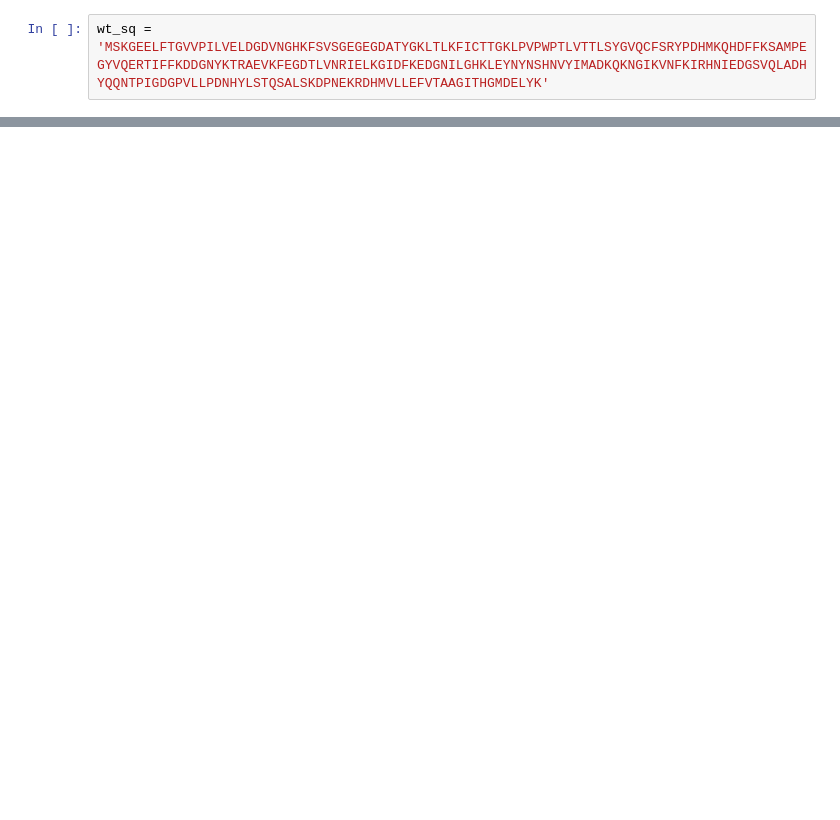
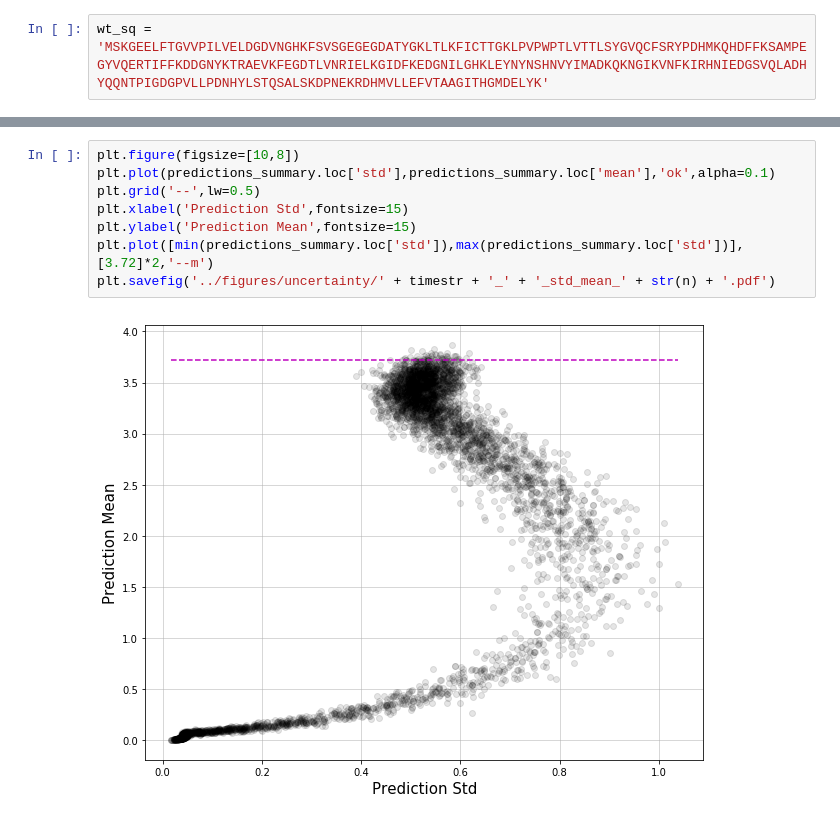
Before and after one commit to karensarkisyan/GFP_CNN, a Jupyter notebook: testing.ipynb, the cells around one changed output, grey strips where cells are left out. Cells and saved outputs as stored; diff of their text form; blank space fills up the shorter version.

```diff
--- a/testing.ipynb
+++ b/testing.ipynb
@@ -132,0 +108,10 @@ Writing results to file
+# %%
+plt.figure(figsize=[10,8])
+plt.plot(predictions_summary.loc['std'],predictions_summary.loc['mean'],'ok',alpha=0.1)
+plt.grid('--',lw=0.5)
+plt.xlabel('Prediction Std',fontsize=15)
+plt.ylabel('Prediction Mean',fontsize=15)
+plt.plot([min(predictions_summary.loc['std']),max(predictions_summary.loc['std'])],[3.72]*2,'--m')
+plt.savefig('../figures/uncertainty/' + timestr + '_' + '_std_mean_' + str(n) + '.pdf')
+# %% [output]
+[figure, added]
```
Also changed, not shown: parts of 11 cells of this notebook, 5 other files.
